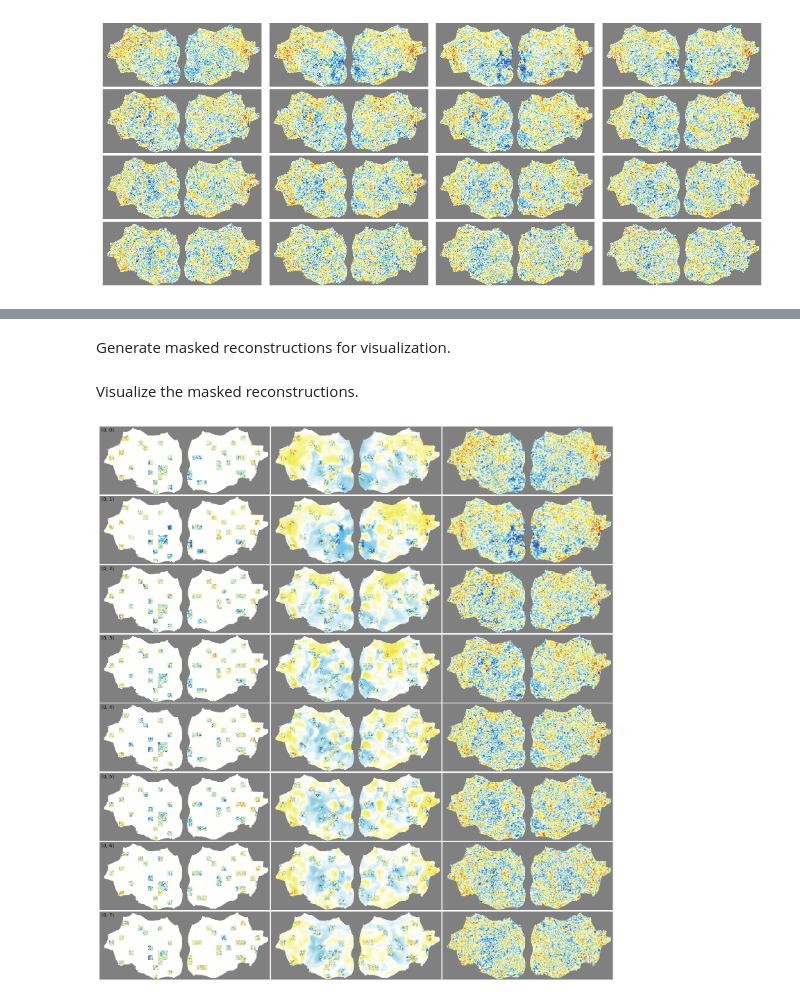
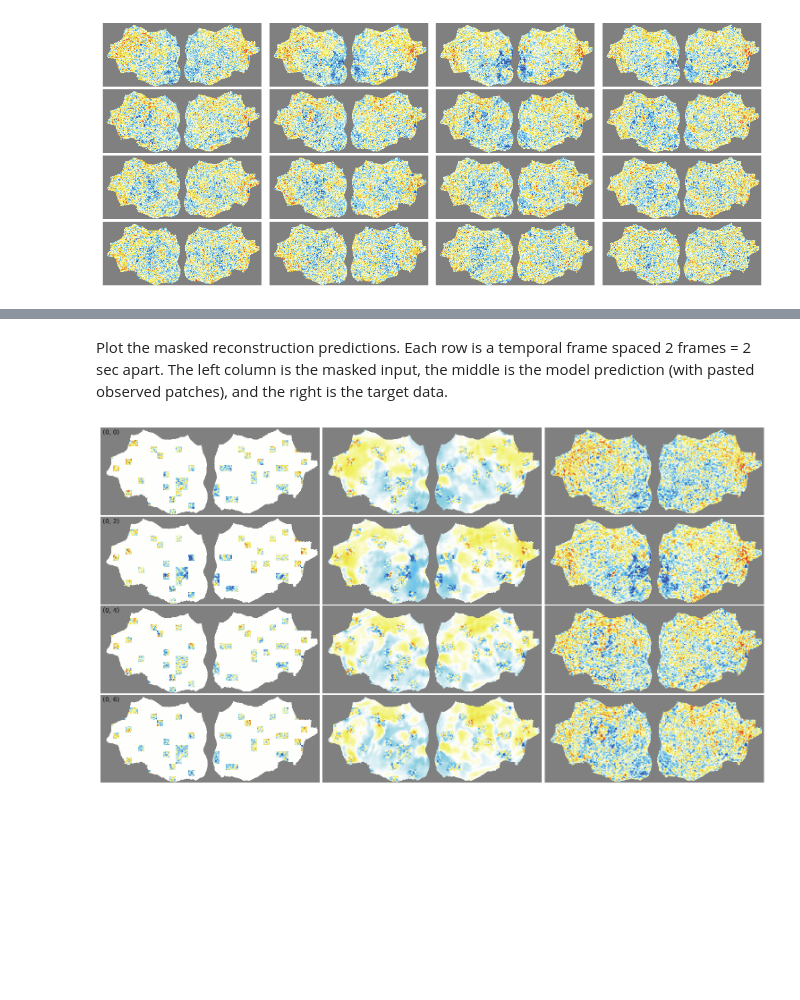
Before and after one commit to MedARC-AI/fmri-fm, a Jupyter notebook: notebooks/quickstart.ipynb, the cells around one changed output, grey strips where cells are left out. Saved outputs shown, nothing was run; the diff lists cells and outputs as text; code cells hidden in the pictures; blank space fills up the shorter version.

```diff
--- a/notebooks/quickstart.ipynb
+++ b/notebooks/quickstart.ipynb
@@ -38,0 +58,2 @@ Create a flat map dataset from one example webdataset shard.
+# %%
+url = hf_hub_download("medarc/hcp-flat-wds", "hcp-flat_0000.tar", repo_type="dataset")
@@ -60,9 +74,9 @@ sub-349244_mod-tfMRI_task-RELATIONAL_mag-3T_dir-RL
 # %% [markdown]
 Inspect the image data and flat map mask.
 # %%
-images = sample["image"]
-img_mask = sample["mask"]
-print(images.shape, images.dtype)
-print(img_mask.shape, img_mask.dtype)
+img = sample["image"]
+mask = sample["img_mask"]
+print(img.shape, img.dtype)
+print(mask.shape, mask.dtype)
 # %% [output]
 torch.Size([1, 16, 224, 560]) torch.float32
@@ -70,5 +84,5 @@ torch.Size([1, 1, 224, 560]) torch.float32
 # %%
-H, W = images.shape[2:]
+H, W = img.shape[2:]
 ploth = 1.0
 plotw = (W / H) * ploth
 
@@ -80,8 +94,9 @@ axs = axs.flatten()
 
 for ii, ax in enumerate(axs):
     plt.sca(ax)
-    img = np.where(img_mask[0, 0] > 0, images[0, ii], np.nan)
-    plt.imshow(img, vmin=-3, vmax=3, cmap=FC_CMAP, interpolation="none")
+    plt.imshow(
+        np.where(mask > 0, img[0, ii], np.nan), vmin=-3, vmax=3, cmap=FC_CMAP, interpolation="none"
+    )
     plt.axis("off")
 
 plt.tight_layout(pad=0.3)
@@ -92,14 +107,10 @@ Run the model.
 # %%
-generator = torch.Generator()
-generator.manual_seed(42)
+torch.manual_seed(42)  # seed for reproducible masking, bit hacky
 
-loss, pred, mask, decoder_mask = model(
-    images[None, ...],
-    mask_ratio=args["mask_ratio"],
-    decoder_mask_ratio=0.0,
-    img_mask=img_mask[None, ...],
-    generator=generator,
-)
+images = img[None, ...]  # [B, C, T, H, W]
+masks = mask.expand_as(images)
+
+loss, state = model(images, img_mask=masks, mask_ratio=0.9)
 
 print(f"MAE MSE loss: {loss:.4f}")
 # %% [output]
@@ -107,2 +117,0 @@ MAE MSE loss: 0.8296
-# %% [markdown]
-Generate masked reconstructions for visualization.
@@ -113,6 +118,13 @@ target, _, _, im_masked, im_paste, img_mask = model.forward_masked_recon(
-# %% [markdown]
-Visualize the masked reconstructions.
-# %%
-plot_mask_pred(target, im_masked, im_paste, img_mask=img_mask);
-# %% [output]
-[figure, removed]
+# %% [markdown]
+Plot the masked reconstruction predictions. Each row is a temporal frame spaced 2 frames = 2 sec apart. The left column is the masked input, the middle is the model prediction (with pasted observed patches), and the right is the target data.
+# %%
+plot_mask_pred(
+    target=images,
+    pred=state["pred_images"],
+    visible_mask=state["visible_mask"],
+    pred_mask=state["pred_mask"],
+    img_mask=masks,
+    nrow=4,
+);
+# %% [output]
+[figure, added]
```
Also changed, not shown: parts of 14 cells of this notebook.
